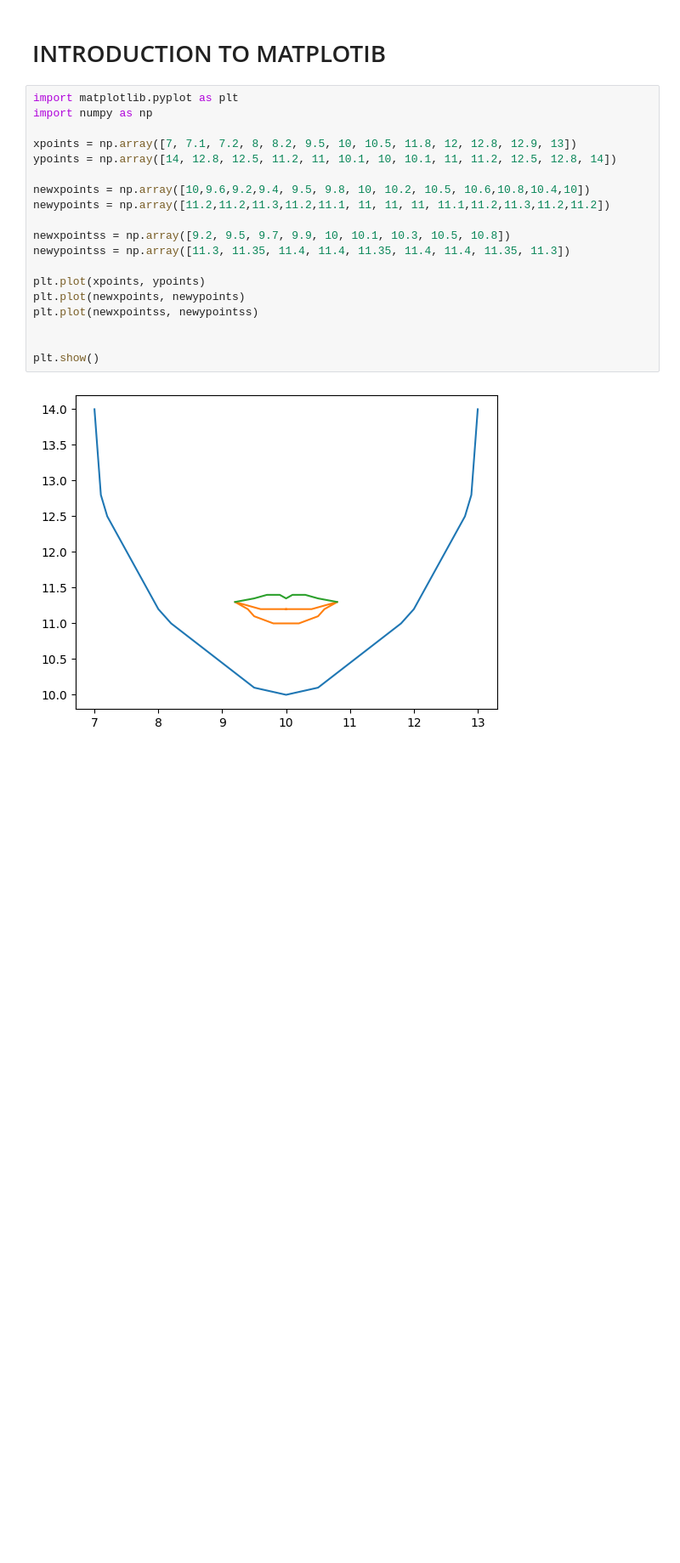
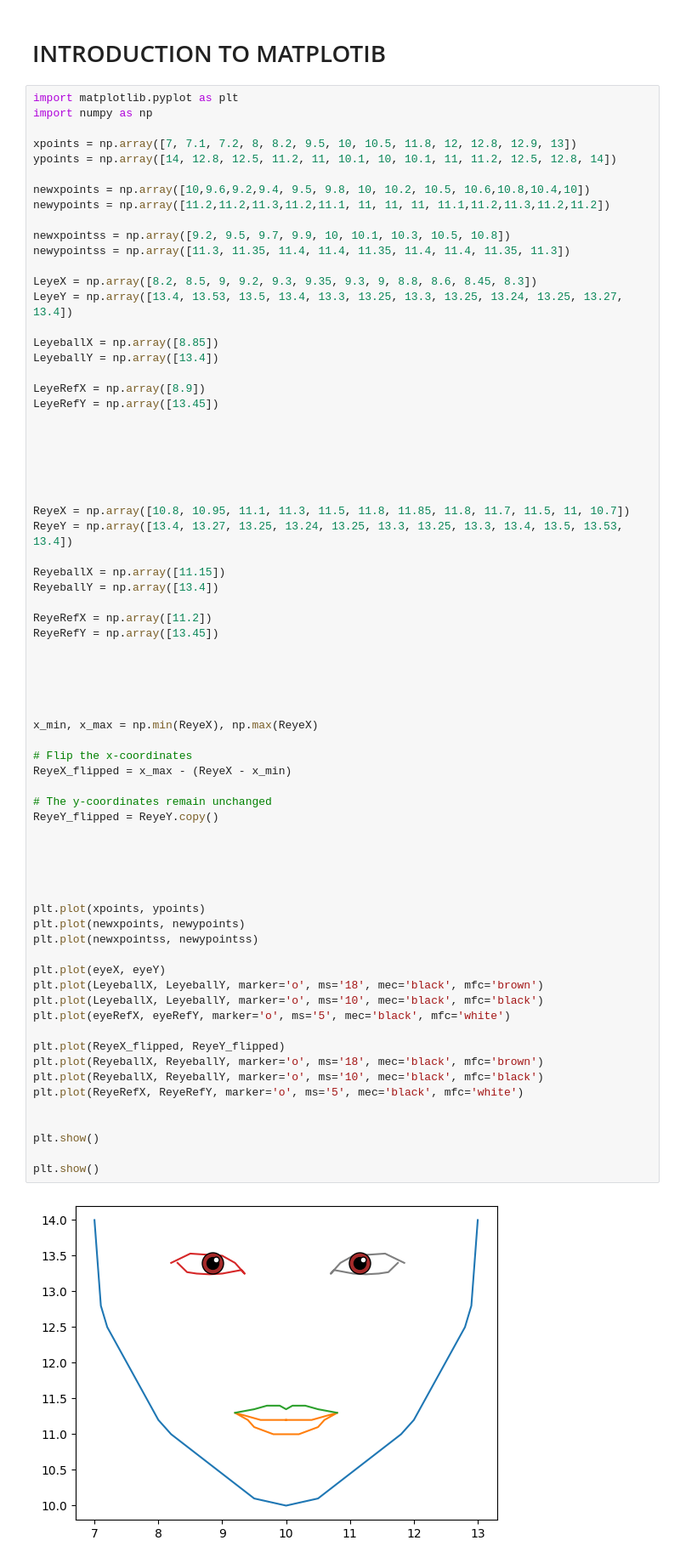
Before and after one commit to Esteban-Prince/VDA-CPE-031-CPE21S4, a Jupyter notebook: Lab_Matplotlib.ipynb, the cells around one changed output. Shown: that part at 85% size. Drawn from its saved outputs; the diff is of its cells as text; blank space fills up the shorter version.

```diff
--- a/Lab_Matplotlib.ipynb
+++ b/Lab_Matplotlib.ipynb
@@ -5,24 +5,75 @@
 # %%
 import matplotlib.pyplot as plt
 import numpy as np
 
 xpoints = np.array([7, 7.1, 7.2, 8, 8.2, 9.5, 10, 10.5, 11.8, 12, 12.8, 12.9, 13])
 ypoints = np.array([14, 12.8, 12.5, 11.2, 11, 10.1, 10, 10.1, 11, 11.2, 12.5, 12.8, 14])
 
 newxpoints = np.array([10,9.6,9.2,9.4, 9.5, 9.8, 10, 10.2, 10.5, 10.6,10.8,10.4,10])
 newypoints = np.array([11.2,11.2,11.3,11.2,11.1, 11, 11, 11, 11.1,11.2,11.3,11.2,11.2])
 
 newxpointss = np.array([9.2, 9.5, 9.7, 9.9, 10, 10.1, 10.3, 10.5, 10.8])
 newypointss = np.array([11.3, 11.35, 11.4, 11.4, 11.35, 11.4, 11.4, 11.35, 11.3])
 
+LeyeX = np.array([8.2, 8.5, 9, 9.2, 9.3, 9.35, 9.3, 9, 8.8, 8.6, 8.45, 8.3])
+LeyeY = np.array([13.4, 13.53, 13.5, 13.4, 13.3, 13.25, 13.3, 13.25, 13.24, 13.25, 13.27, 13.4])
+
+LeyeballX = np.array([8.85])
+LeyeballY = np.array([13.4])
+
+LeyeRefX = np.array([8.9])
+LeyeRefY = np.array([13.45])
+
+
+
+
+
+
+ReyeX = np.array([10.8, 10.95, 11.1, 11.3, 11.5, 11.8, 11.85, 11.8, 11.7, 11.5, 11, 10.7])
+ReyeY = np.array([13.4, 13.27, 13.25, 13.24, 13.25, 13.3, 13.25, 13.3, 13.4, 13.5, 13.53, 13.4])
+
+ReyeballX = np.array([11.15])
+ReyeballY = np.array([13.4])
+
+ReyeRefX = np.array([11.2])
+ReyeRefY = np.array([13.45])
+
+
+
+
+
+x_min, x_max = np.min(ReyeX), np.max(ReyeX)
+
+# Flip the x-coordinates
+ReyeX_flipped = x_max - (ReyeX - x_min)
+
+# The y-coordinates remain unchanged
+ReyeY_flipped = ReyeY.copy()
+
+
+
+
+
 plt.plot(xpoints, ypoints)
 plt.plot(newxpoints, newypoints)
 plt.plot(newxpointss, newypointss)
 
+plt.plot(eyeX, eyeY)
+plt.plot(LeyeballX, LeyeballY, marker='o', ms='18', mec='black', mfc='brown')
+plt.plot(LeyeballX, LeyeballY, marker='o', ms='10', mec='black', mfc='black')
+plt.plot(eyeRefX, eyeRefY, marker='o', ms='5', mec='black', mfc='white')
+
+plt.plot(ReyeX_flipped, ReyeY_flipped)
+plt.plot(ReyeballX, ReyeballY, marker='o', ms='18', mec='black', mfc='brown')
+plt.plot(ReyeballX, ReyeballY, marker='o', ms='10', mec='black', mfc='black')
+plt.plot(ReyeRefX, ReyeRefY, marker='o', ms='5', mec='black', mfc='white')
+
 
 plt.show()
+
+plt.show()
 # %% [output]
-[figure, old version]
+[figure, new version]
 # %%
 import matplotlib.pyplot as plt
 import numpy as np
```
